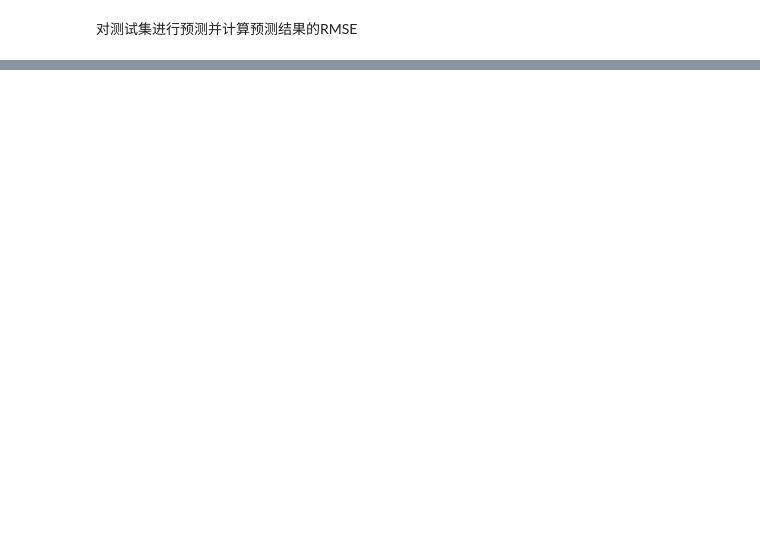
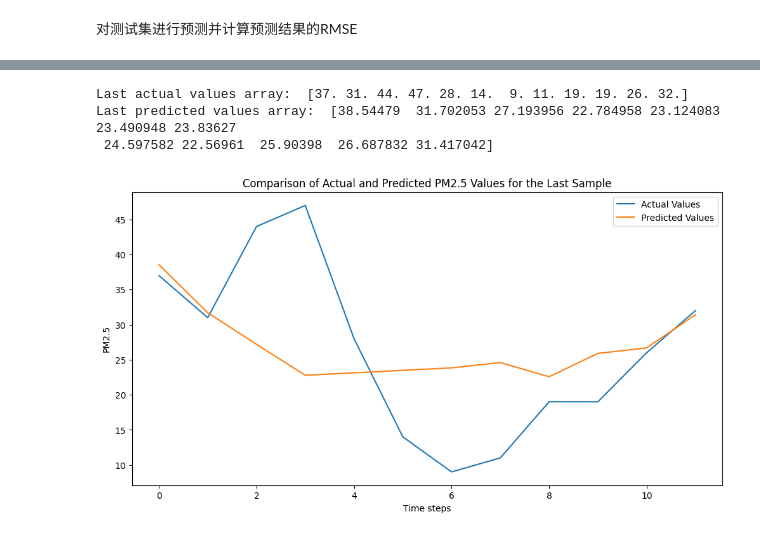
Before and after one commit to 1yangliwen/mathematical-modeling, a Jupyter notebook: C题：空气质量预测.ipynb, the cells around one changed output, grey strips where cells are left out. Cells and saved outputs as stored; diff of their text form; code cells hidden in the pictures; blank space fills up the shorter version.

```diff
--- a/C题：空气质量预测.ipynb
+++ b/C题：空气质量预测.ipynb
@@ -377,0 +625,23 @@ print(f"Test RMSE: {rmse}")
+# %%
+# 获取最后一对实际值和预测值数组
+last_actual_values = multistep_test_y[-1]
+last_predicted_values = y_pred_multistep[-1]
+
+# 展示实际值和预测值数组
+print("Last actual values array: ", last_actual_values)
+print("Last predicted values array: ", last_predicted_values)
+
+# 可视化实际值和预测值数组
+plt.figure(figsize=(12, 6))
+plt.plot(last_actual_values, label="Actual Values")
+plt.plot(last_predicted_values, label="Predicted Values")
+plt.xlabel("Time steps")
+plt.ylabel("PM2.5")
+plt.title("Comparison of Actual and Predicted PM2.5 Values for the Last Sample")
+plt.legend()
+plt.show()
+# %% [output]
+Last actual values array:  [37. 31. 44. 47. 28. 14.  9. 11. 19. 19. 26. 32.]
+Last predicted values array:  [38.54479  31.702053 27.193956 22.784958 23.124083 23.490948 23.83627
+ 24.597582 22.56961  25.90398  26.687832 31.417042]
+[figure, added]
```
Also changed, not shown: parts of 79 cells of this notebook.
